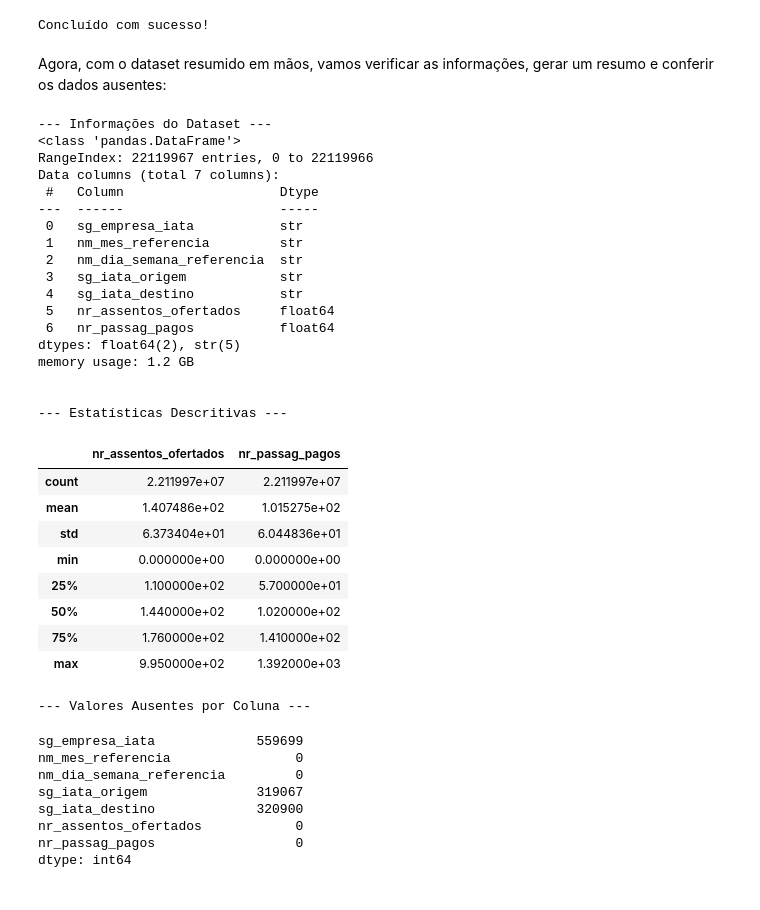
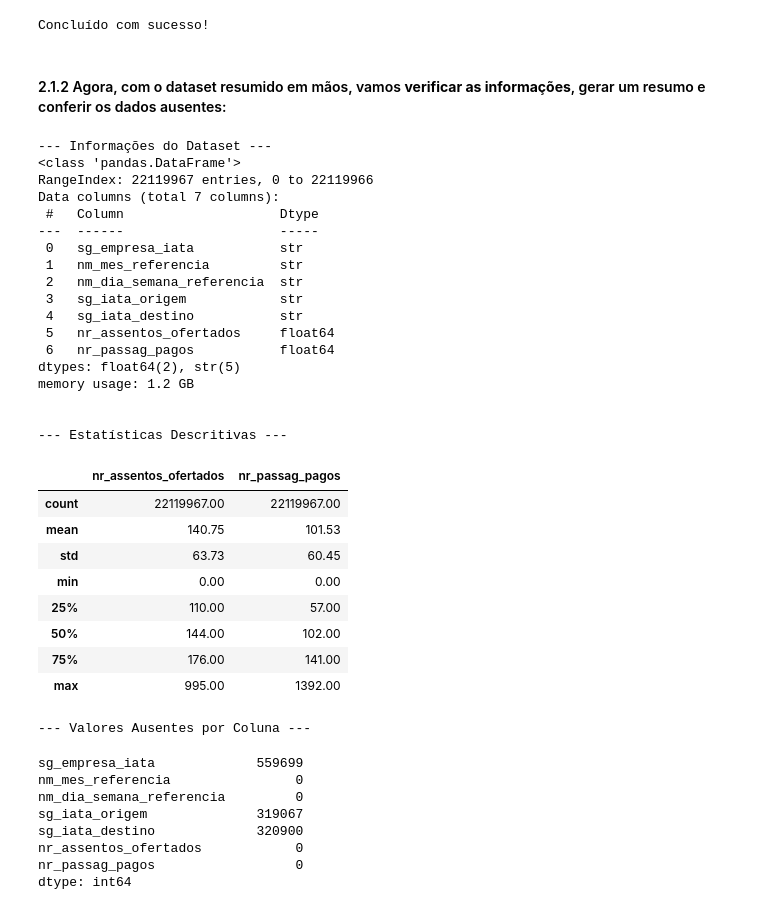
Before and after one commit to flaio-rian-mmarques/anpred-atraso-aviacao, a Jupyter notebook: previsao_atrasos.ipynb, the cells around one changed output. Drawn from its saved outputs; the diff is of its cells as text; code cells hidden in the pictures.

```diff
--- a/previsao_atrasos.ipynb
+++ b/previsao_atrasos.ipynb
@@ -65,48 +65,49 @@ except ValueError as e:
 Iniciando...
 Concluído com sucesso!
 # %% [markdown]
-Agora, com o dataset resumido em mãos, vamos verificar as informações, gerar um resumo e conferir os dados ausentes:
+#### 2.1.2 Agora, com o dataset resumido em mãos, vamos **verificar as informações**, gerar um resumo e conferir os dados ausentes:
 # %%
 df = pd.read_csv('dados_aviacao.csv', sep=',')
 
 print("--- Informações do Dataset ---")
 df.info()
 print('\n')
 
 print("--- Estatísticas Descritivas ---")
+pd.set_option('display.float_format', lambda x: '%.2f' % x)
 display(df.describe())
 print('\n')
 
 print("--- Valores Ausentes por Coluna ---")
 display(df.isnull().sum())
 # %% [output]
 --- Informações do Dataset ---
 <class 'pandas.DataFrame'>
 RangeIndex: 22119967 entries, 0 to 22119966
 Data columns (total 7 columns):
  #   Column                    Dtype
 ---  ------                    -----
  0   sg_empresa_iata           str
  1   nm_mes_referencia         str
  2   nm_dia_semana_referencia  str
  3   sg_iata_origem            str
  4   sg_iata_destino           str
  5   nr_assentos_ofertados     float64
  6   nr_passag_pagos           float64
 dtypes: float64(2), str(5)
 memory usage: 1.2 GB
 
 
 --- Estatísticas Descritivas ---
 |  | nr_assentos_ofertados | nr_passag_pagos |
-| count | 2.211997e+07 | 2.211997e+07 |
-| mean | 1.407486e+02 | 1.015275e+02 |
-| std | 6.373404e+01 | 6.044836e+01 |
-| min | 0.000000e+00 | 0.000000e+00 |
-| 25% | 1.100000e+02 | 5.700000e+01 |
-| 50% | 1.440000e+02 | 1.020000e+02 |
-| 75% | 1.760000e+02 | 1.410000e+02 |
-| max | 9.950000e+02 | 1.392000e+03 |
+| count | 22119967.00 | 22119967.00 |
+| mean | 140.75 | 101.53 |
+| std | 63.73 | 60.45 |
+| min | 0.00 | 0.00 |
+| 25% | 110.00 | 57.00 |
+| 50% | 144.00 | 102.00 |
+| 75% | 176.00 | 141.00 |
+| max | 995.00 | 1392.00 |
 --- Valores Ausentes por Coluna ---
 sg_empresa_iata             559699
 nm_mes_referencia                0
```
Also changed, not shown: parts of 20 cells of this notebook.
